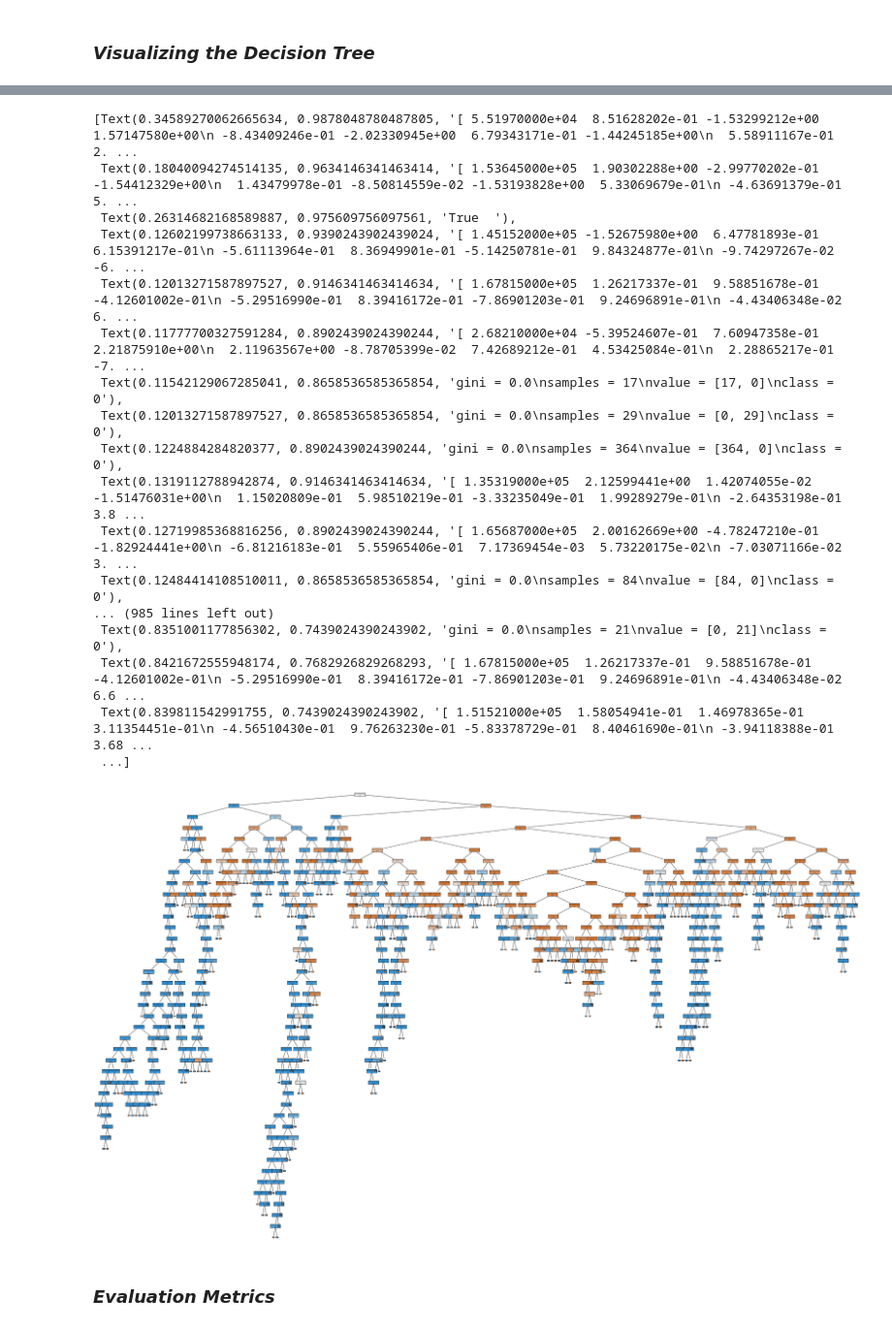
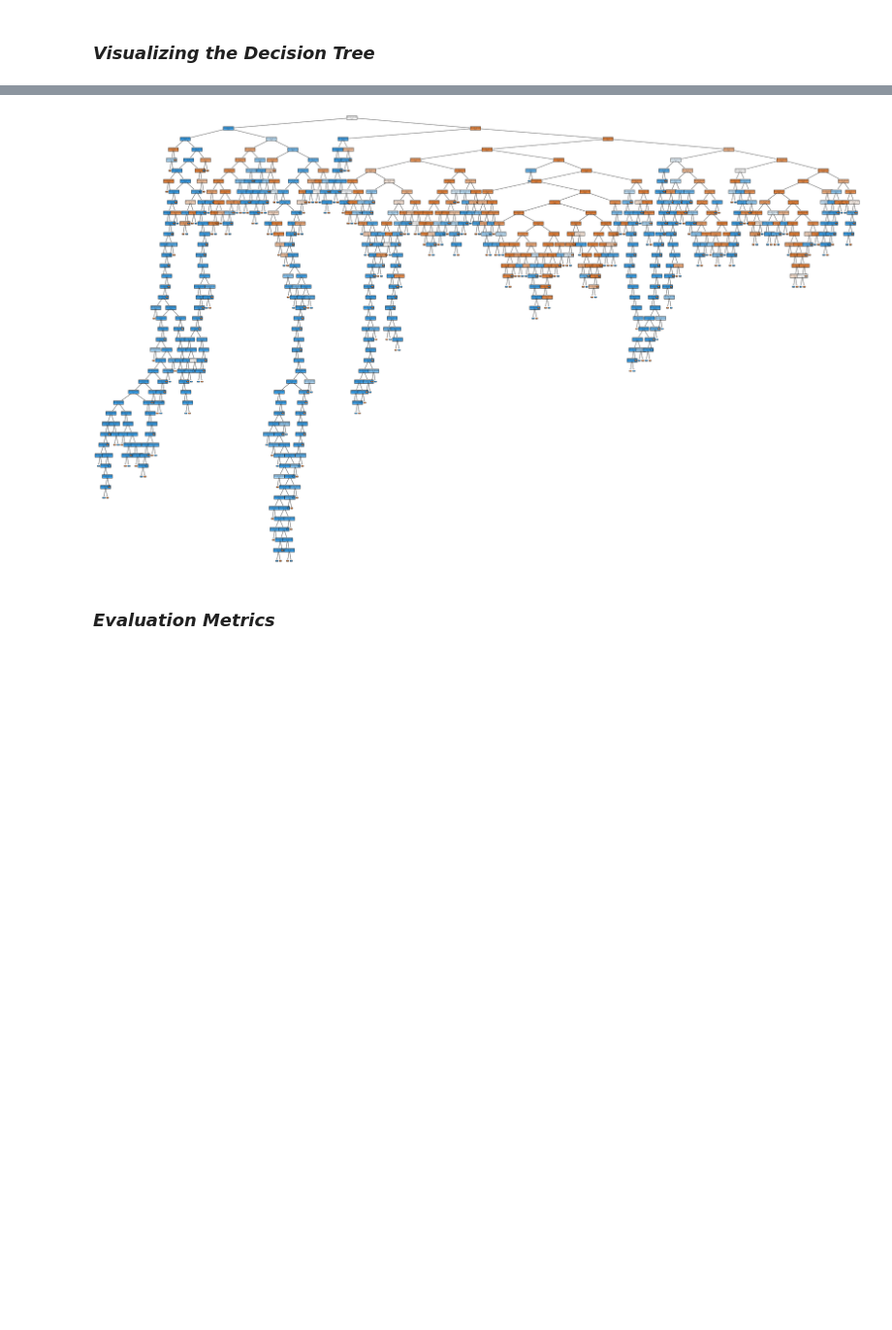
Before and after one commit to odulapalli1414/Predictive-Modeling-With-Classification-on-Credit-Card-Fraud-Detection, a Jupyter notebook: Credit-Card-Fraud-Detection.ipynb, the cells around one changed output, grey strips where cells are left out. Shown at 97% size. Cells and saved outputs as stored; diff of their text form; code cells hidden in the pictures; blank space fills up the shorter version.

```diff
--- a/Credit-Card-Fraud-Detection.ipynb
+++ b/Credit-Card-Fraud-Detection.ipynb
@@ -598,27 +598,10 @@ print(tree.export_text(clf))
 # %%
 str_array = [str(i) for i in y_train]
 
 fig = plt.figure(figsize=(50,30))
-tree.plot_tree(clf,feature_names=X_train, class_names=str_array, filled = True)
+_ = tree.plot_tree(clf,feature_names=X_train, class_names=str_array, filled = True)
 # %% [output]
-[Text(0.34589270062665634, 0.9878048780487805, '[ 5.51970000e+04  8.51628202e-01 -1.53299212e+00  1.57147580e+00\n -8.43409246e-01 -2.02330945e+00  6.79343171e-01 -1.44245185e+00\n  5.58911167e-01  2. ...
- Text(0.18040094274514135, 0.9634146341463414, '[ 1.53645000e+05  1.90302288e+00 -2.99770202e-01 -1.54412329e+00\n  1.43479978e-01 -8.50814559e-02 -1.53193828e+00  5.33069679e-01\n -4.63691379e-01  5. ...
- Text(0.26314682168589887, 0.975609756097561, 'True  '),
- Text(0.12602199738663133, 0.9390243902439024, '[ 1.45152000e+05 -1.52675980e+00  6.47781893e-01  6.15391217e-01\n -5.61113964e-01  8.36949901e-01 -5.14250781e-01  9.84324877e-01\n -9.74297267e-02 -6. ...
- Text(0.12013271587897527, 0.9146341463414634, '[ 1.67815000e+05  1.26217337e-01  9.58851678e-01 -4.12601002e-01\n -5.29516990e-01  8.39416172e-01 -7.86901203e-01  9.24696891e-01\n -4.43406348e-02  6. ...
- Text(0.11777700327591284, 0.8902439024390244, '[ 2.68210000e+04 -5.39524607e-01  7.60947358e-01  2.21875910e+00\n  2.11963567e+00 -8.78705399e-02  7.42689212e-01  4.53425084e-01\n  2.28865217e-01 -7. ...
- Text(0.11542129067285041, 0.8658536585365854, 'gini = 0.0\nsamples = 17\nvalue = [17, 0]\nclass = 0'),
- Text(0.12013271587897527, 0.8658536585365854, 'gini = 0.0\nsamples = 29\nvalue = [0, 29]\nclass = 0'),
- Text(0.1224884284820377, 0.8902439024390244, 'gini = 0.0\nsamples = 364\nvalue = [364, 0]\nclass = 0'),
- Text(0.1319112788942874, 0.9146341463414634, '[ 1.35319000e+05  2.12599441e+00  1.42074055e-02 -1.51476031e+00\n  1.15020809e-01  5.98510219e-01 -3.33235049e-01  1.99289279e-01\n -2.64353198e-01  3.8 ...
- Text(0.12719985368816256, 0.8902439024390244, '[ 1.65687000e+05  2.00162669e+00 -4.78247210e-01 -1.82924441e+00\n -6.81216183e-01  5.55965406e-01  7.17369454e-03  5.73220175e-02\n -7.03071166e-02  3. ...
- Text(0.12484414108510011, 0.8658536585365854, 'gini = 0.0\nsamples = 84\nvalue = [84, 0]\nclass = 0'),
-... (985 lines left out)
- Text(0.8351001177856302, 0.7439024390243902, 'gini = 0.0\nsamples = 21\nvalue = [0, 21]\nclass = 0'),
- Text(0.8421672555948174, 0.7682926829268293, '[ 1.67815000e+05  1.26217337e-01  9.58851678e-01 -4.12601002e-01\n -5.29516990e-01  8.39416172e-01 -7.86901203e-01  9.24696891e-01\n -4.43406348e-02  6.6 ...
- Text(0.839811542991755, 0.7439024390243902, '[ 1.51521000e+05  1.58054941e-01  1.46978365e-01  3.11354451e-01\n -4.56510430e-01  9.76263230e-01 -5.83378729e-01  8.40461690e-01\n -3.94118388e-01  3.68 ...
- ...]
-[figure, old version]
+[figure, new version]
 # %% [markdown]
 ### ***Evaluation Metrics***
 # %%
```
Also changed, not shown: parts of 11 cells of this notebook.
